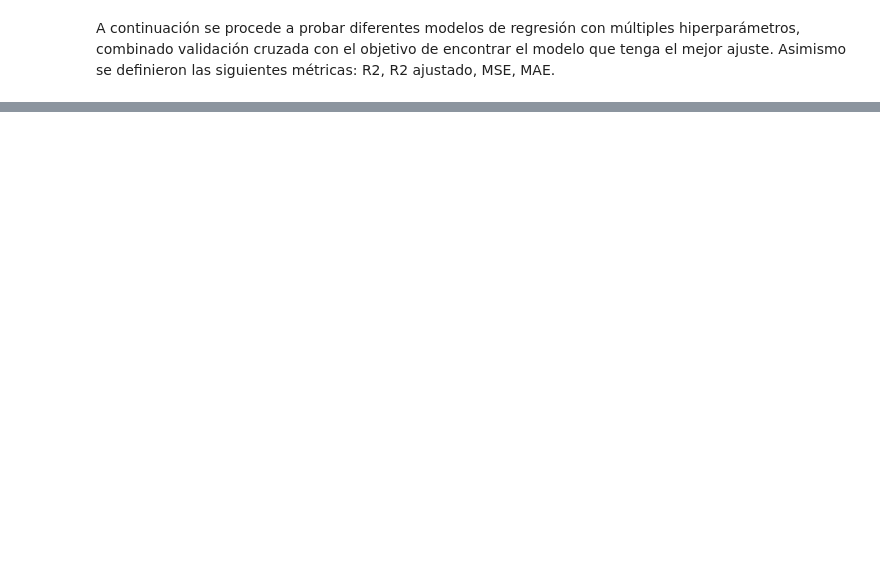
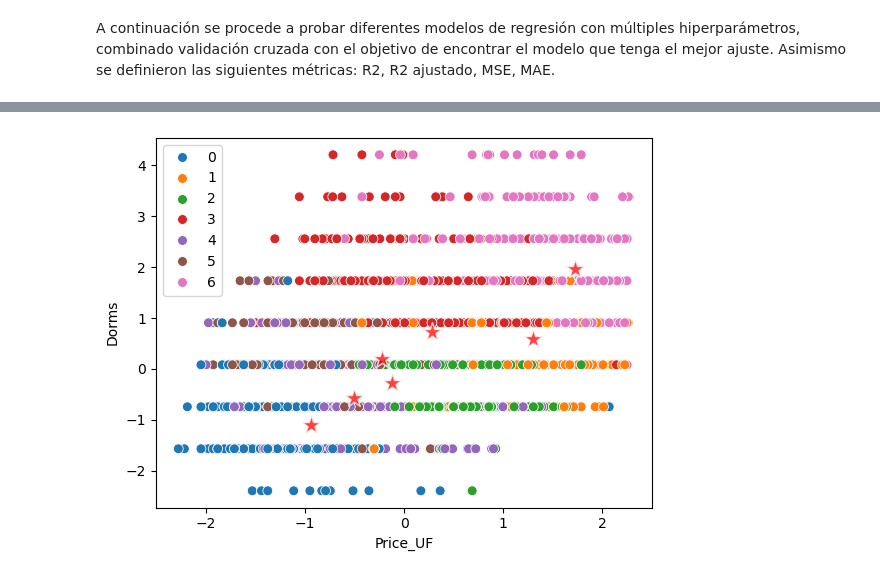
Before and after one commit to mespinoza8/Prediccion-Precio-Casas, a Jupyter notebook: precio_casas.ipynb, the cells around one changed output, grey strips where cells are left out. Saved outputs shown, nothing was run; the diff lists cells and outputs as text; code cells hidden in the pictures; blank space fills up the shorter version.

```diff
--- a/precio_casas.ipynb
+++ b/precio_casas.ipynb
@@ -457,0 +485,13 @@ Mejor Modelo con comunas mejores hiperparámetros: {'colsample_bytree': 0.8, 'le
+# %%
+#re-entrena con los 7 clusters, cuando ya se estabiliza la inercia
+kmeans = KMeans(n_clusters=7,random_state=4431,max_iter=1000).fit(X_cluster)
+
+labels = kmeans.labels_
+centroids = kmeans.cluster_centers_
+# %%
+# grafico de dispersion entre precio y dorms y usando como hue los clusters y tambien dibujando sus centroides.
+sns.scatterplot(x=df_cluster.iloc[:,0],y=df_cluster.iloc[:,1] ,hue=labels, s=50,palette='tab10')
+sns.scatterplot(x=centroids[:, 0], y=centroids[:, 1], color='red', s=200, alpha=0.75, marker='*')
+plt.show()
+# %% [output]
+[figure, added]
```
Also changed, not shown: parts of 22 cells of this notebook.
